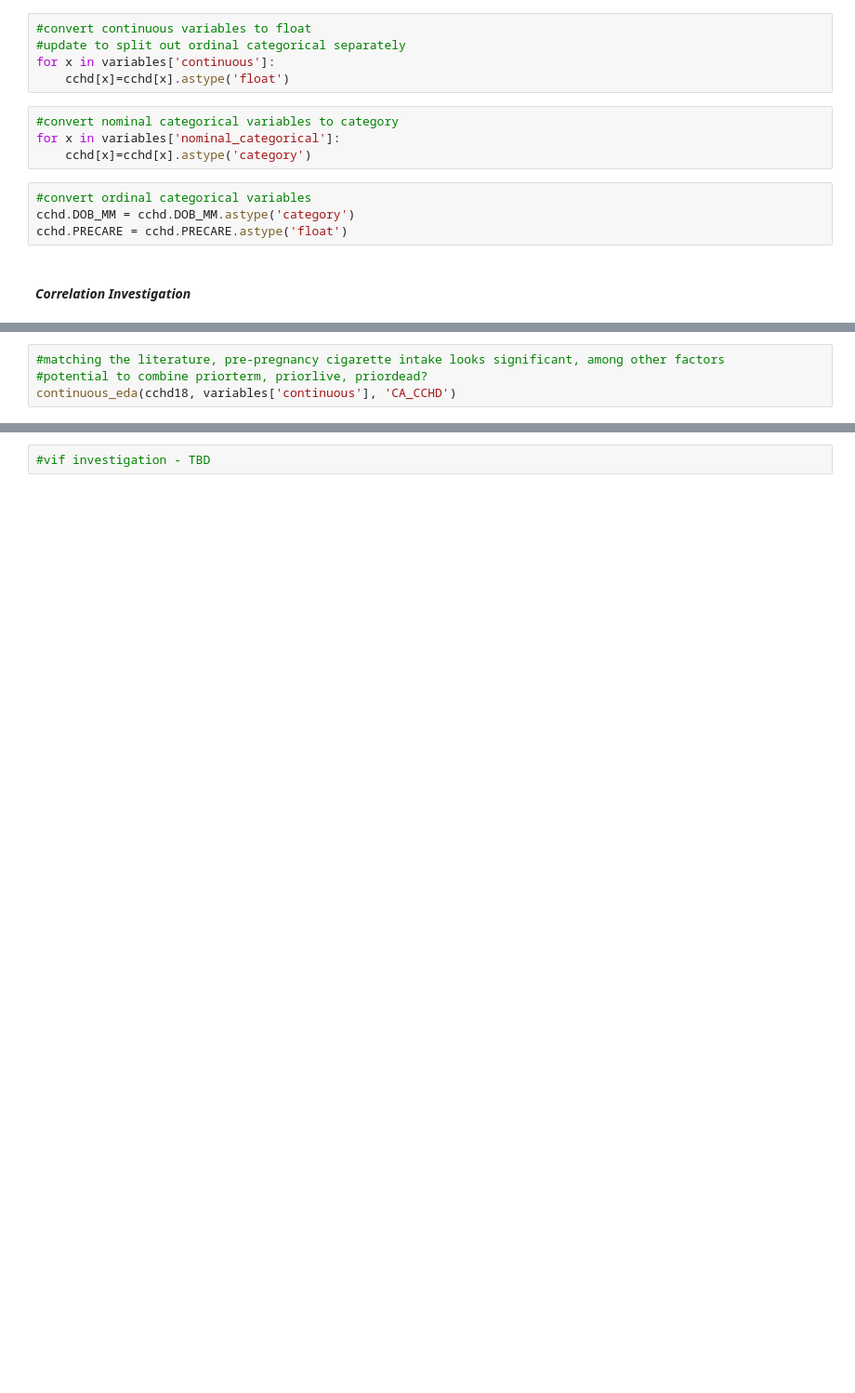
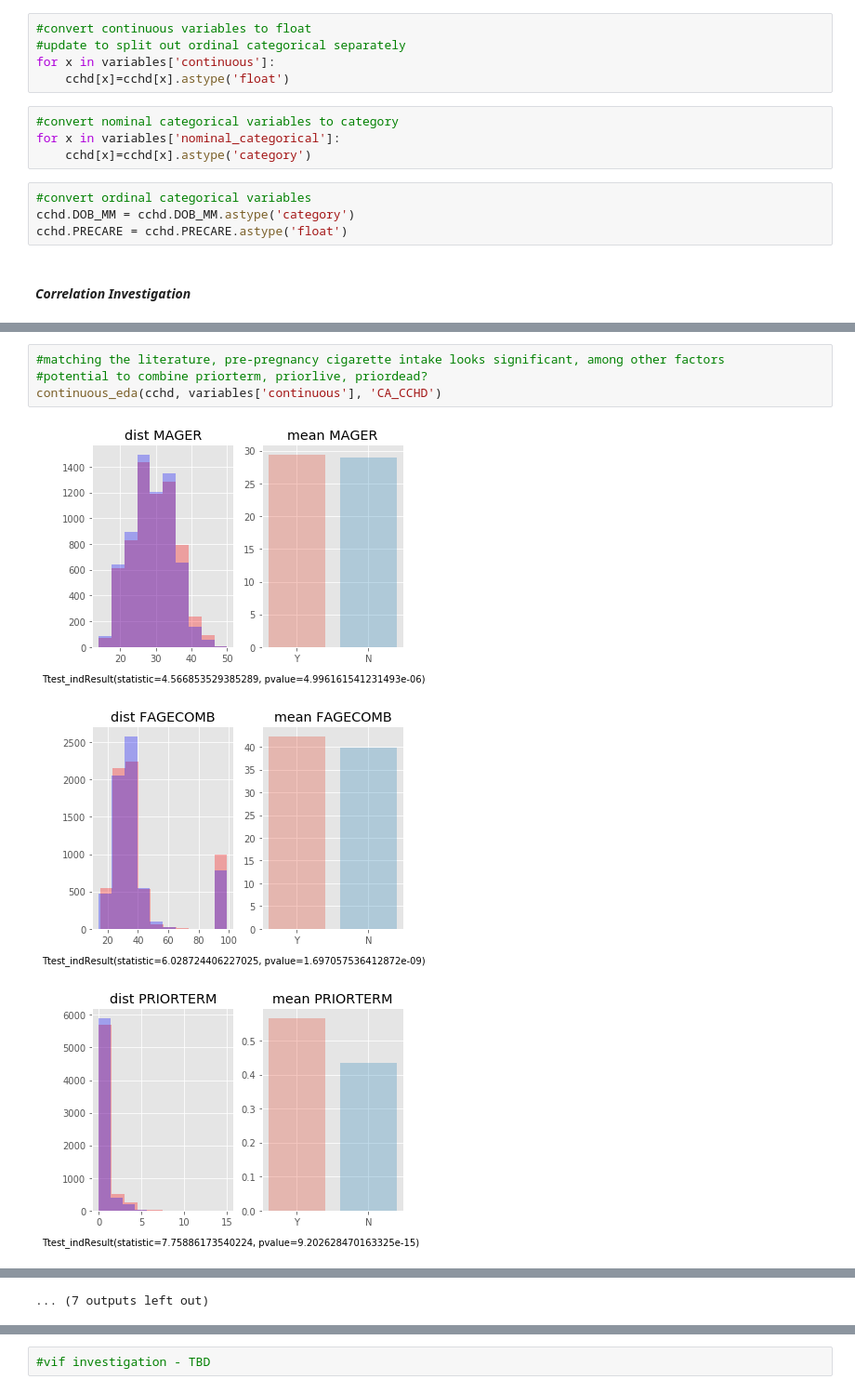
Before and after one commit to AronBerke/CDC_Natality_Analysis, a Jupyter notebook: Aron/Abnormality_Prediction.ipynb, the cells around one changed output, grey strips where cells are left out. Shown at 93% size. Drawn from its saved outputs; the diff is of its cells as text; blank space fills up the shorter version.

```diff
--- a/Aron/Abnormality_Prediction.ipynb
+++ b/Aron/Abnormality_Prediction.ipynb
@@ -368,4 +397,8 @@ def continuous_eda(df, var_list, target_var):
 # %%
 #matching the literature, pre-pregnancy cigarette intake looks significant, among other factors
 #potential to combine priorterm, priorlive, priordead?
-continuous_eda(cchd18, variables['continuous'], 'CA_CCHD')
+continuous_eda(cchd, variables['continuous'], 'CA_CCHD')
+# %% [output]
+[figure, added]
+[figure, added]
+[figure, added]
@@ -372,2 +414,3 @@ continuous_eda(cchd18, variables['continuous'], 'CA_CCHD')
+... (7 outputs left out)
 # %%
 #pairwise collinearity investigation
```
Also changed, not shown: parts of 21 cells of this notebook.
